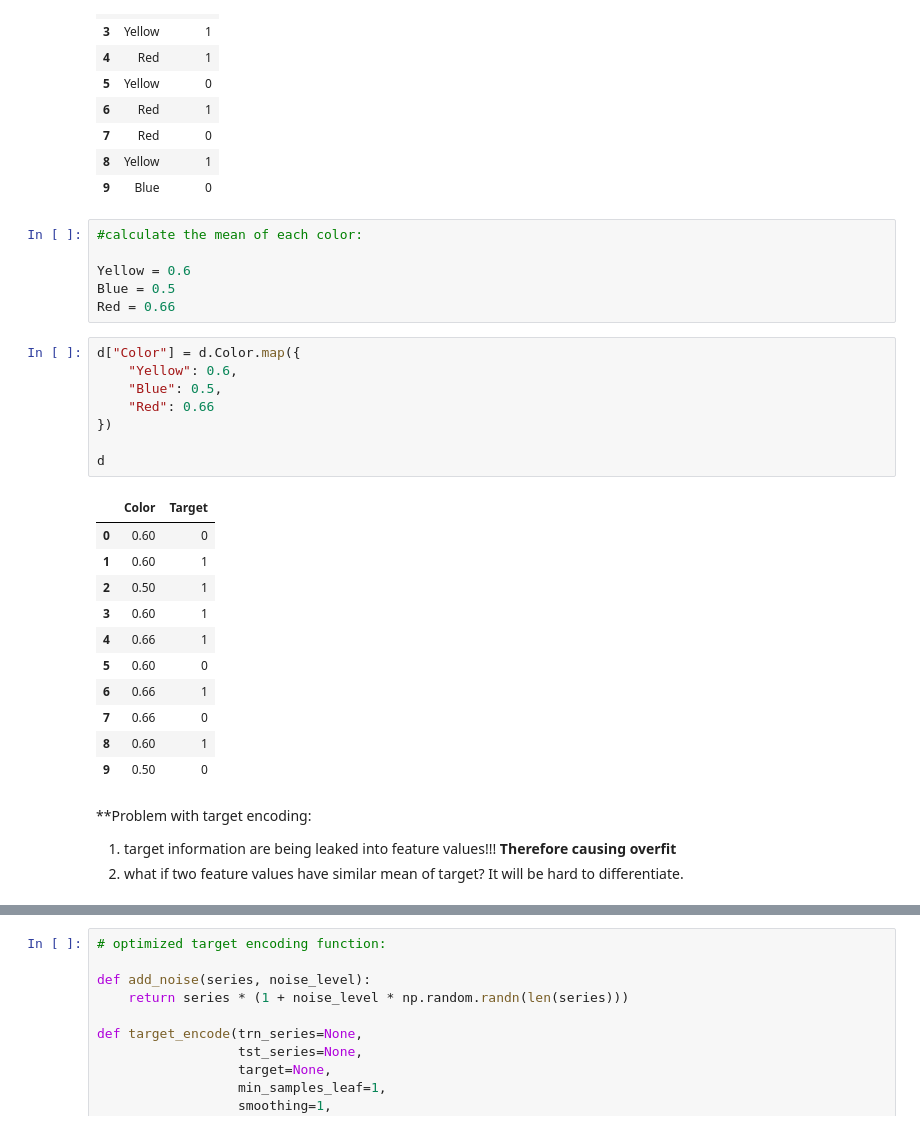
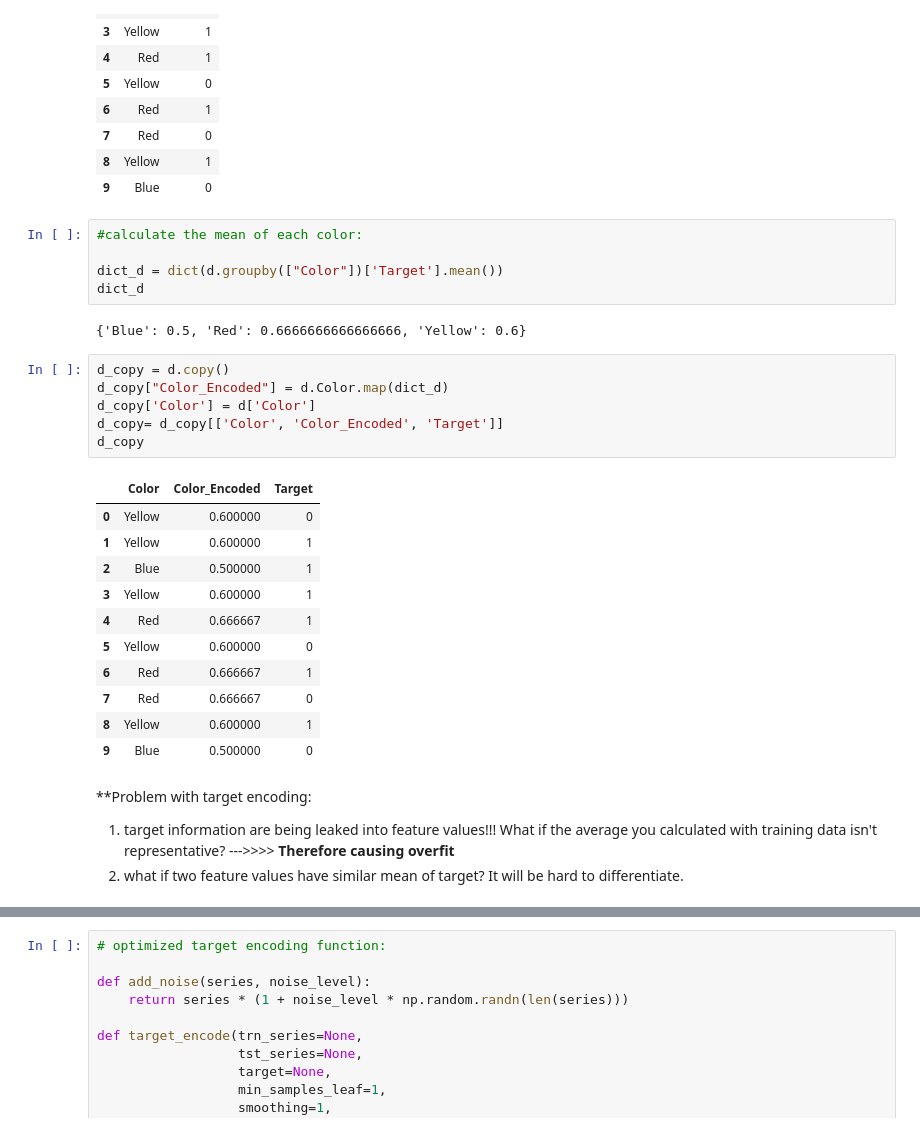
Before and after one commit to nichowu/Porto-Seguro-Safe-Driver-Prediction, a Jupyter notebook: porto-seguro-safe-driving-main.ipynb, the cells around one changed output, grey strips where cells are left out. Cells and saved outputs as stored; diff of their text form.

Commit message:
better target encoding example

```diff
--- a/porto-seguro-safe-driving-main.ipynb
+++ b/porto-seguro-safe-driving-main.ipynb
@@ -1049,30 +1049,29 @@ d
 # %%
 #calculate the mean of each color:
 
-Yellow = 0.6
-Blue = 0.5
-Red = 0.66
+dict_d = dict(d.groupby(["Color"])['Target'].mean())
+dict_d
+# %% [output]
+{'Blue': 0.5, 'Red': 0.6666666666666666, 'Yellow': 0.6}
 # %%
-d["Color"] = d.Color.map({
-    "Yellow": 0.6,
-    "Blue": 0.5,
-    "Red": 0.66
-})
-
-d
+d_copy = d.copy()
+d_copy["Color_Encoded"] = d.Color.map(dict_d)
+d_copy['Color'] = d['Color']
+d_copy= d_copy[['Color', 'Color_Encoded', 'Target']]
+d_copy
 # %% [output]
-|  | Color | Target |
-| 0 | 0.60 | 0 |
-| 1 | 0.60 | 1 |
-| 2 | 0.50 | 1 |
-| 3 | 0.60 | 1 |
-| 4 | 0.66 | 1 |
-| 5 | 0.60 | 0 |
-| 6 | 0.66 | 1 |
-| 7 | 0.66 | 0 |
-| 8 | 0.60 | 1 |
-| 9 | 0.50 | 0 |
+|  | Color | Color_Encoded | Target |
+| 0 | Yellow | 0.600000 | 0 |
+| 1 | Yellow | 0.600000 | 1 |
+| 2 | Blue | 0.500000 | 1 |
+| 3 | Yellow | 0.600000 | 1 |
+| 4 | Red | 0.666667 | 1 |
+| 5 | Yellow | 0.600000 | 0 |
+| 6 | Red | 0.666667 | 1 |
+| 7 | Red | 0.666667 | 0 |
+| 8 | Yellow | 0.600000 | 1 |
+| 9 | Blue | 0.500000 | 0 |
 # %% [markdown]
 **Problem with target encoding:
-1. target information are being leaked into feature values!!! **Therefore causing overfit**
+1. target information are being leaked into feature values!!! What if the average you calculated with training data isn't representative? --->>>> **Therefore causing overfit**
 2. what if two feature values have similar mean of target? It will be hard to differentiate.
```
Also changed, not shown: parts of 4 cells of this notebook.
